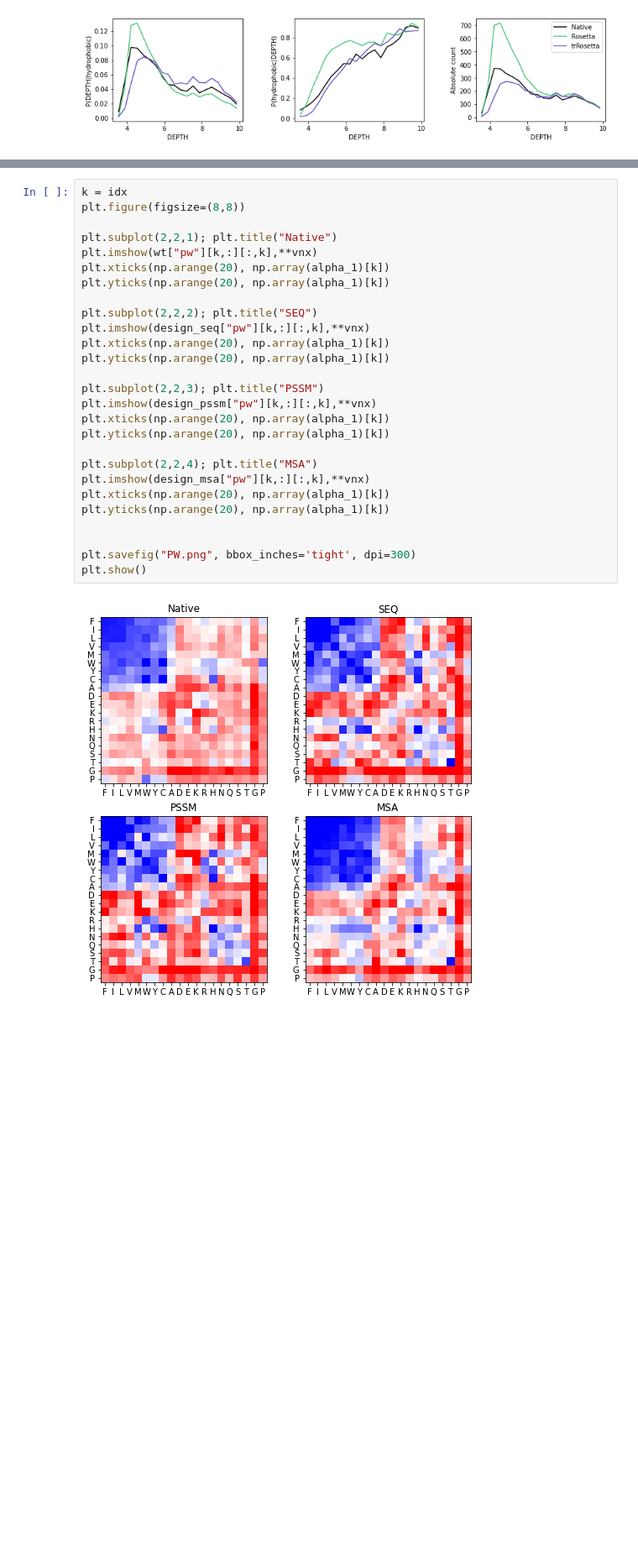
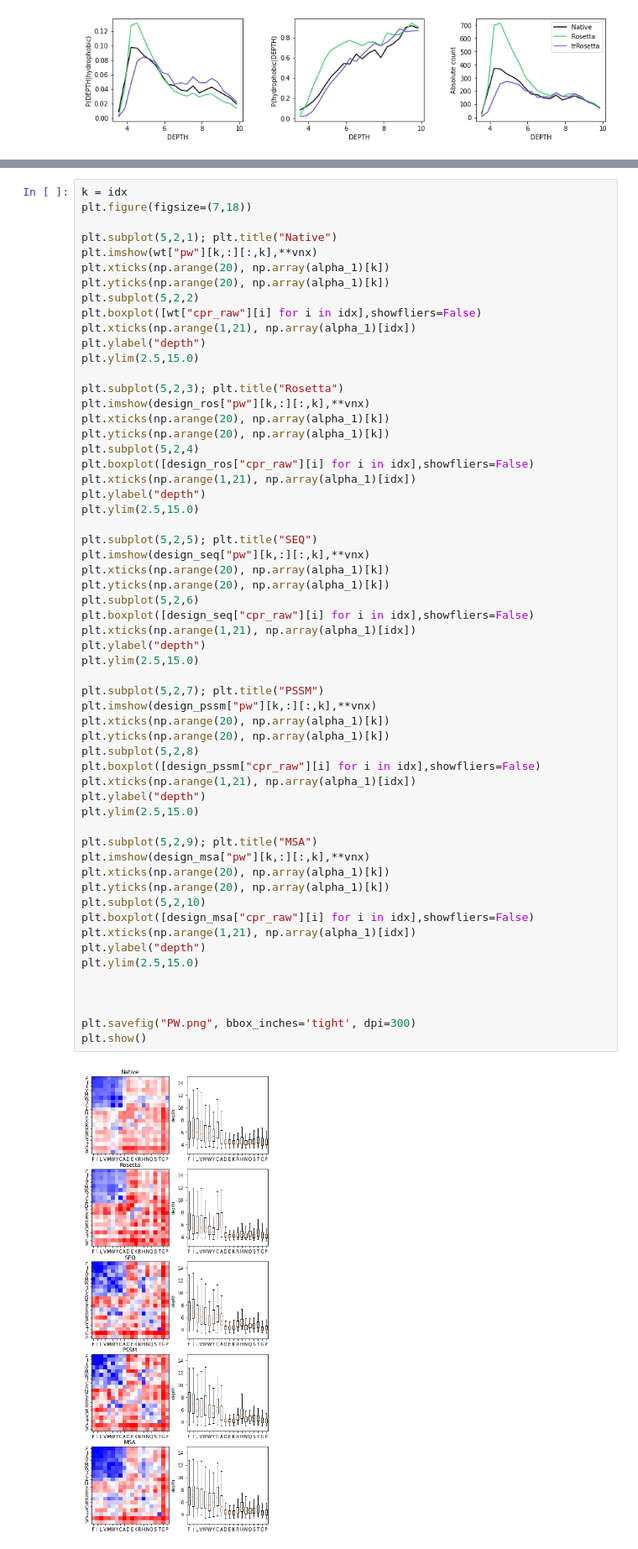
Before and after one commit to gjoni/trDesign, a Jupyter notebook: 02-GD/notebooks/SI.ipynb, the cells around one changed output, grey strips where cells are left out. Shown at 84% size. Cells and saved outputs as stored; diff of their text form; blank space fills up the shorter version.

```diff
--- a/02-GD/notebooks/SI.ipynb
+++ b/02-GD/notebooks/SI.ipynb
@@ -820,29 +910,60 @@ plt.show()
 # %%
 k = idx
-plt.figure(figsize=(8,8))
+plt.figure(figsize=(7,18))
 
-plt.subplot(2,2,1); plt.title("Native")
+plt.subplot(5,2,1); plt.title("Native")
 plt.imshow(wt["pw"][k,:][:,k],**vnx)
 plt.xticks(np.arange(20), np.array(alpha_1)[k])
 plt.yticks(np.arange(20), np.array(alpha_1)[k])
+plt.subplot(5,2,2)
+plt.boxplot([wt["cpr_raw"][i] for i in idx],showfliers=False)
+plt.xticks(np.arange(1,21), np.array(alpha_1)[idx])
+plt.ylabel("depth")
+plt.ylim(2.5,15.0)
 
-plt.subplot(2,2,2); plt.title("SEQ")
+plt.subplot(5,2,3); plt.title("Rosetta")
+plt.imshow(design_ros["pw"][k,:][:,k],**vnx)
+plt.xticks(np.arange(20), np.array(alpha_1)[k])
+plt.yticks(np.arange(20), np.array(alpha_1)[k])
+plt.subplot(5,2,4)
+plt.boxplot([design_ros["cpr_raw"][i] for i in idx],showfliers=False)
+plt.xticks(np.arange(1,21), np.array(alpha_1)[idx])
+plt.ylabel("depth")
+plt.ylim(2.5,15.0)
+
+plt.subplot(5,2,5); plt.title("SEQ")
 plt.imshow(design_seq["pw"][k,:][:,k],**vnx)
 plt.xticks(np.arange(20), np.array(alpha_1)[k])
 plt.yticks(np.arange(20), np.array(alpha_1)[k])
+plt.subplot(5,2,6)
+plt.boxplot([design_seq["cpr_raw"][i] for i in idx],showfliers=False)
+plt.xticks(np.arange(1,21), np.array(alpha_1)[idx])
+plt.ylabel("depth")
+plt.ylim(2.5,15.0)
 
-plt.subplot(2,2,3); plt.title("PSSM")
+plt.subplot(5,2,7); plt.title("PSSM")
 plt.imshow(design_pssm["pw"][k,:][:,k],**vnx)
 plt.xticks(np.arange(20), np.array(alpha_1)[k])
 plt.yticks(np.arange(20), np.array(alpha_1)[k])
+plt.subplot(5,2,8)
+plt.boxplot([design_pssm["cpr_raw"][i] for i in idx],showfliers=False)
+plt.xticks(np.arange(1,21), np.array(alpha_1)[idx])
+plt.ylabel("depth")
+plt.ylim(2.5,15.0)
 
-plt.subplot(2,2,4); plt.title("MSA")
+plt.subplot(5,2,9); plt.title("MSA")
 plt.imshow(design_msa["pw"][k,:][:,k],**vnx)
 plt.xticks(np.arange(20), np.array(alpha_1)[k])
 plt.yticks(np.arange(20), np.array(alpha_1)[k])
+plt.subplot(5,2,10)
+plt.boxplot([design_msa["cpr_raw"][i] for i in idx],showfliers=False)
+plt.xticks(np.arange(1,21), np.array(alpha_1)[idx])
+plt.ylabel("depth")
+plt.ylim(2.5,15.0)
+
 
 
 plt.savefig("PW.png", bbox_inches='tight', dpi=300)
 plt.show()
 # %% [output]
-[figure, old version]
+[figure, new version]
```
Also changed, not shown: parts of 18 cells of this notebook.
